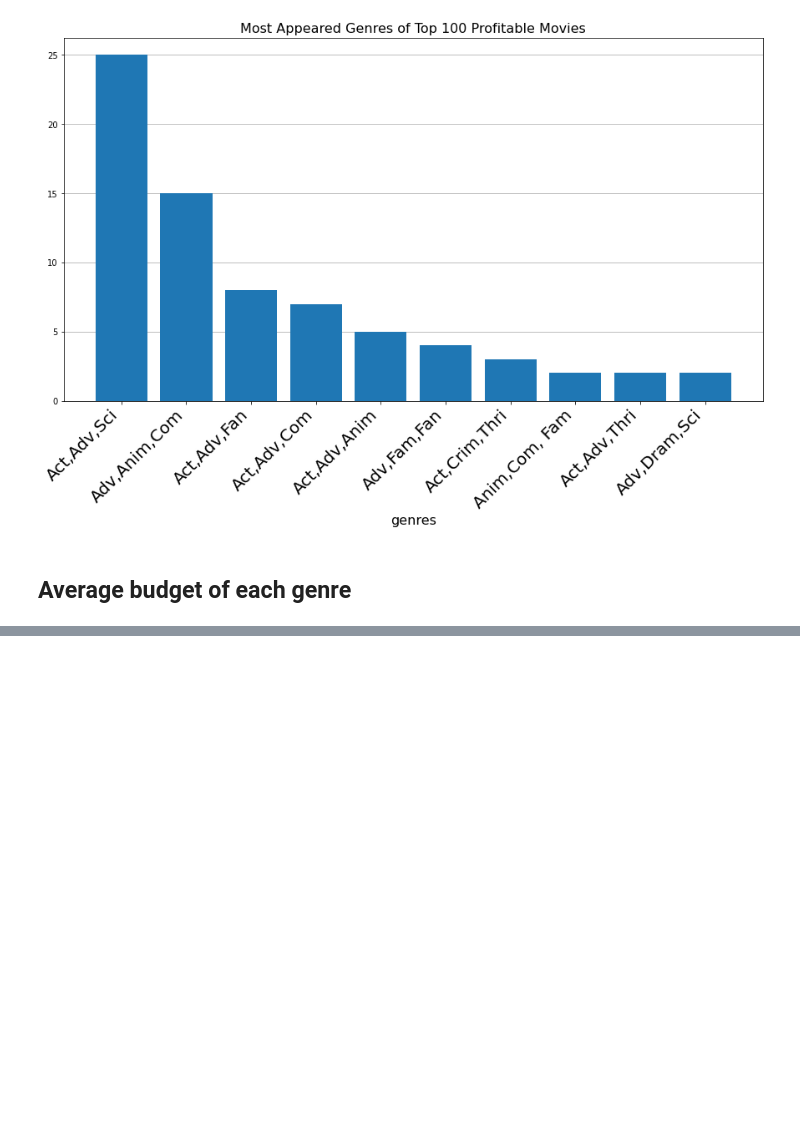
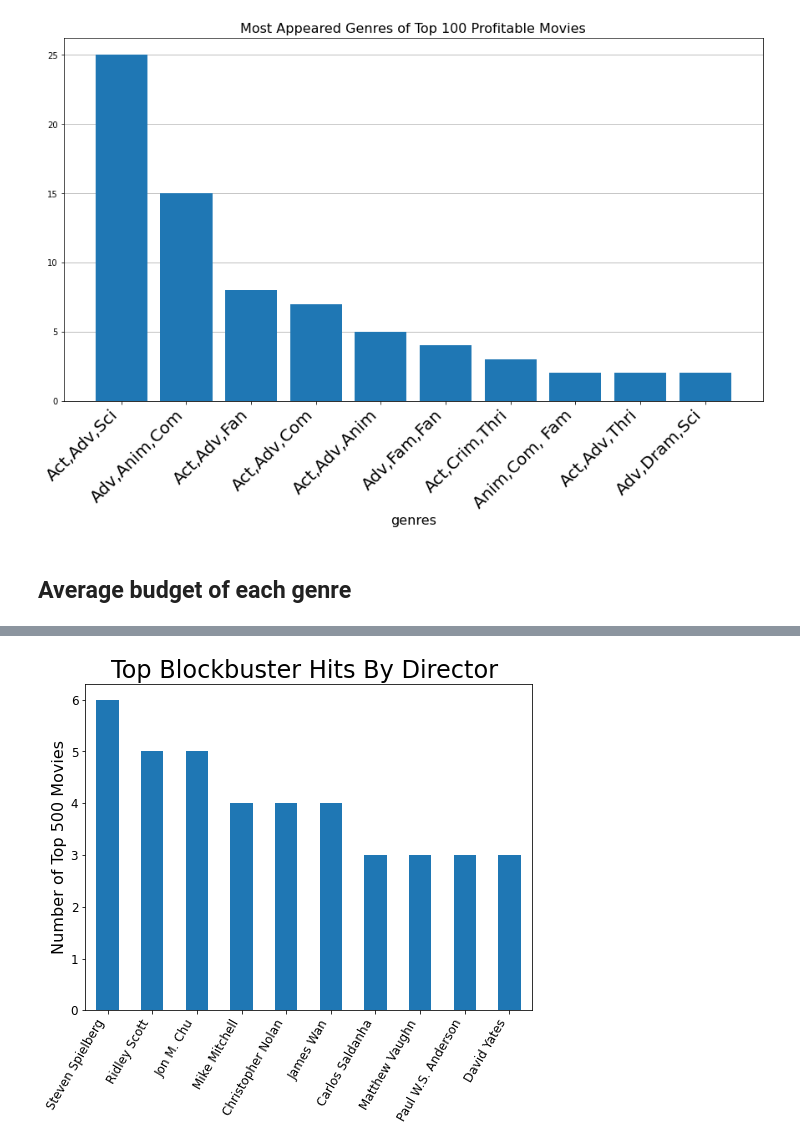
Before and after one commit to learn-co-curriculum/dsc-phase-1-project-v2-4, a Jupyter notebook: Microsoft_Movie_Anlysis.ipynb, the cells around one changed output, grey strips where cells are left out. Drawn from its saved outputs; the diff is of its cells as text; code cells hidden in the pictures; blank space fills up the shorter version.

```diff
--- a/Microsoft_Movie_Anlysis.ipynb
+++ b/Microsoft_Movie_Anlysis.ipynb
@@ -236,0 +325,5 @@ plt.show();
+# %%
+Top_500 = movie_clean_df.tail(500)
+Top_100 = movie_clean_df.tail(100)
+Top_250 = movie_clean_df.tail(250)
+Top_50 = movie_clean_df.tail(50)
@@ -236,0 +460,11 @@ plt.show();
+# %%
+numb_movies = figure(figsize=(8, 6))
+Top_500['director_name'].value_counts().head(10).plot(kind='bar');
+plt.ylabel('Number of Top 500 Movies', fontsize=16)
+plt.title("Top Blockbuster Hits By Director ", fontsize=24)
+plt.xticks(rotation = 60)
+plt.xticks(ha='right')
+plt.show()
+numb_movies.savefig('Top500perdirector', bbox_inches='tight')
+# %% [output]
+[figure, added]
```
Also changed, not shown: parts of 34 cells of this notebook.
